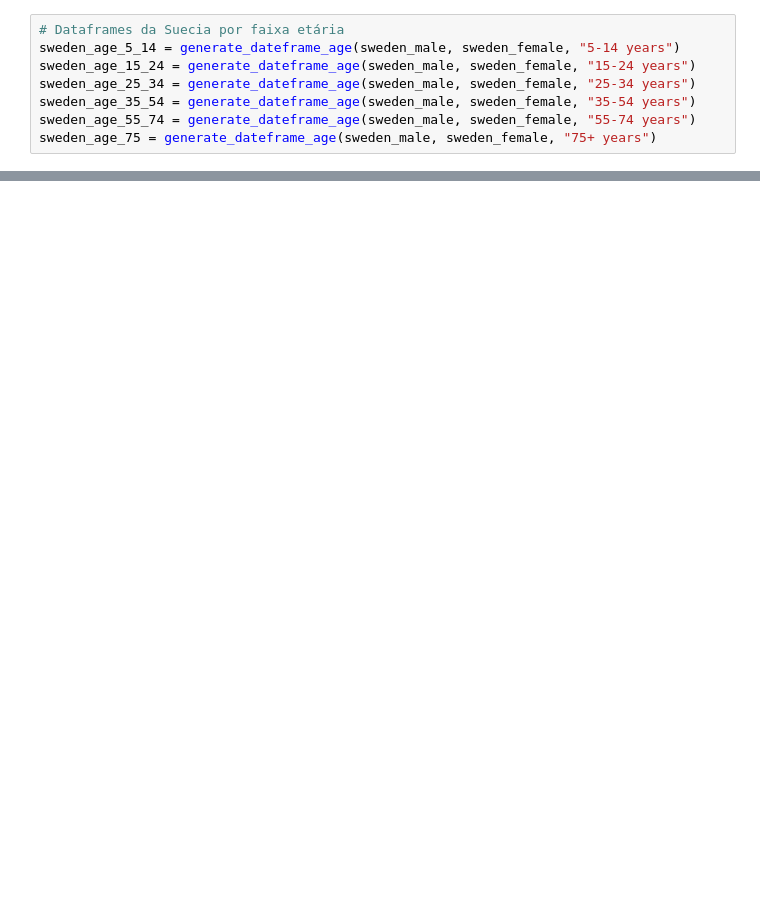
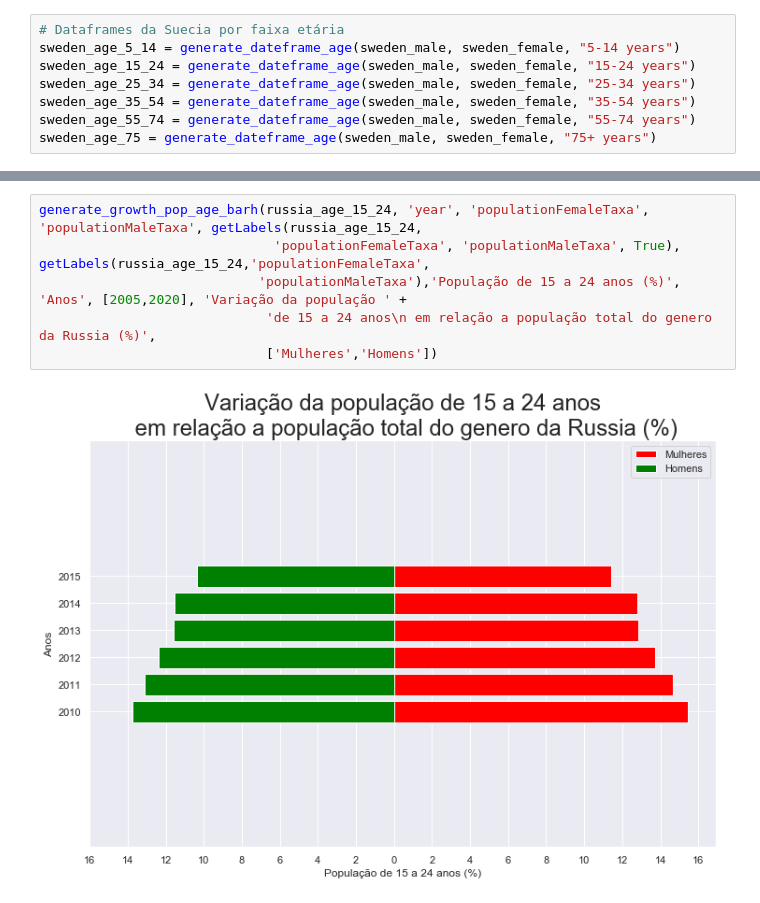
Before and after one commit to Eudess/suicide-data-science, a Jupyter notebook: Entrega 03/suicide_analytics.ipynb, the cells around one changed output, grey strips where cells are left out. Cells and saved outputs as stored; diff of their text form; blank space fills up the shorter version.

```diff
--- a/Entrega 03/suicide_analytics.ipynb
+++ b/Entrega 03/suicide_analytics.ipynb
@@ -639,0 +714,8 @@ generate_growth_pop_age_barh(russia_age_5_14, 'year', 'populationFemaleTaxa', 'p
+# %%
+generate_growth_pop_age_barh(russia_age_15_24, 'year', 'populationFemaleTaxa', 'populationMaleTaxa', getLabels(russia_age_15_24,
+                              'populationFemaleTaxa', 'populationMaleTaxa', True), getLabels(russia_age_15_24,'populationFemaleTaxa',
+                            'populationMaleTaxa'),'População de 15 a 24 anos (%)', 'Anos', [2005,2020], 'Variação da população ' +
+                             'de 15 a 24 anos\n em relação a população total do genero da Russia (%)',
+                             ['Mulheres','Homens'])
+# %% [output]
+[figure, added]
```
Also changed, not shown: parts of 14 cells of this notebook.
